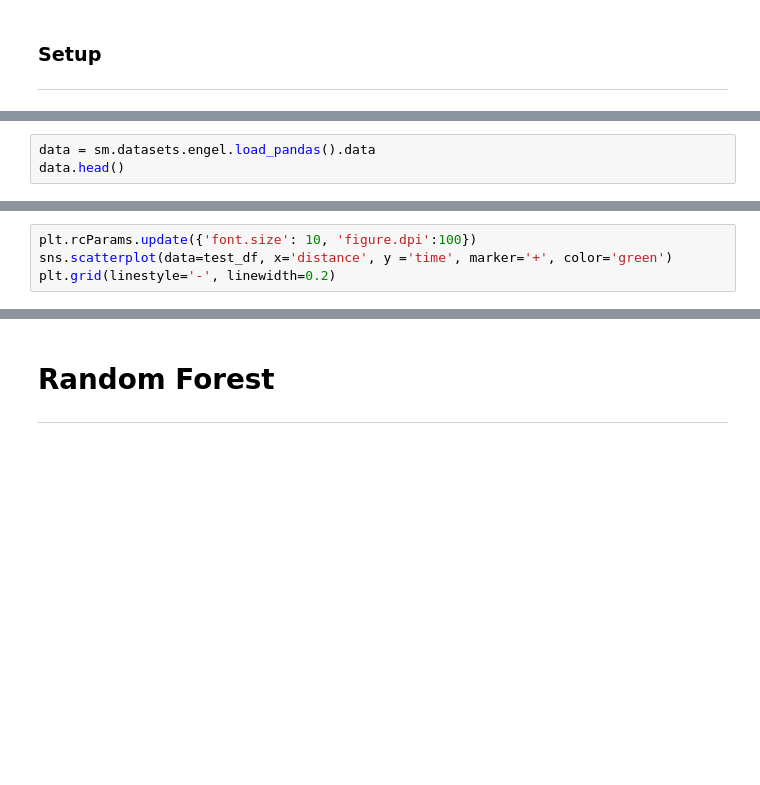
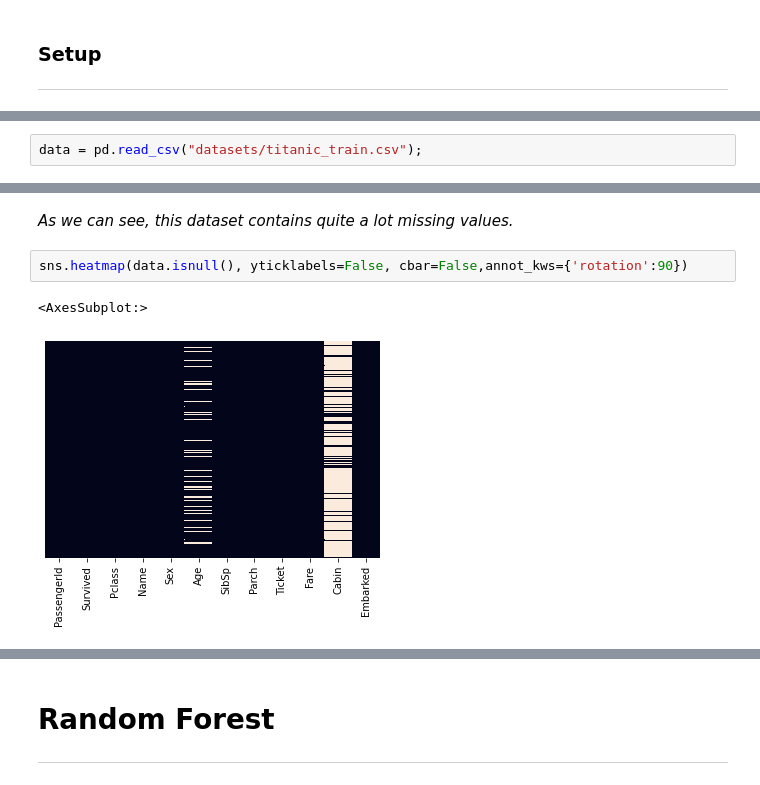
Before and after one commit to wojtekpogo/emerging-technologies, a Jupyter notebook: scikit-learn.ipynb, the cells around one changed output, grey strips where cells are left out. Drawn from its saved outputs; the diff is of its cells as text; blank space fills up the shorter version.

```diff
--- a/scikit-learn.ipynb
+++ b/scikit-learn.ipynb
@@ -256,3 +287,2 @@ import statsmodels.formula.api as smf
 # %%
-data = sm.datasets.engel.load_pandas().data
-data.head()
+data = pd.read_csv("datasets/titanic_train.csv");
@@ -299,4 +288,0 @@ X_test, y_test = test_df[['distance']], test_df[['time']]
-# %%
-plt.rcParams.update({'font.size': 10, 'figure.dpi':100})
-sns.scatterplot(data=test_df, x='distance', y ='time', marker='+', color='green')
-plt.grid(linestyle='-', linewidth=0.2)
@@ -306,0 +314,7 @@ plt.grid(linestyle='-', linewidth=0.2)
+# %% [markdown]
+*As we can see, this dataset contains quite a lot missing values.*
+# %%
+sns.heatmap(data.isnull(), yticklabels=False, cbar=False,annot_kws={'rotation':90})
+# %% [output]
+<AxesSubplot:>
+[figure, added]
```
Also changed, not shown: parts of 73 cells of this notebook, 1 other file.
